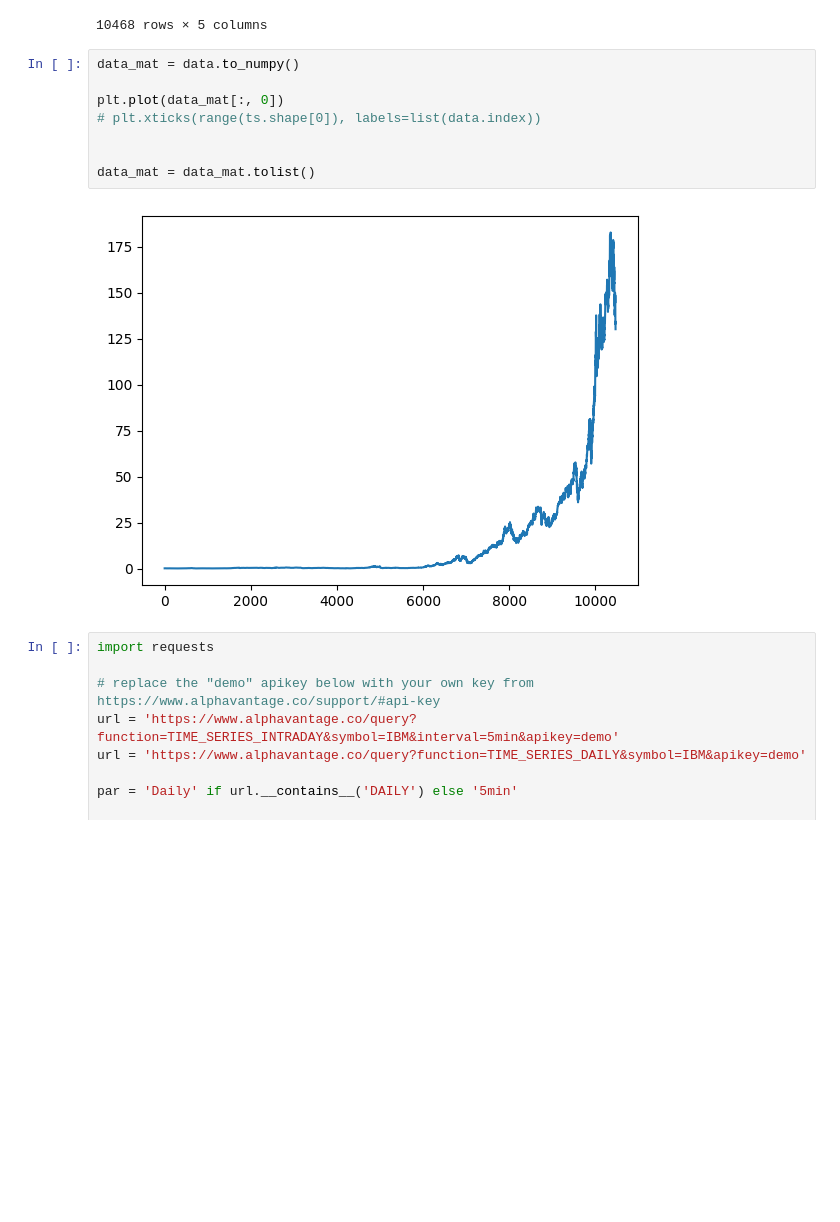
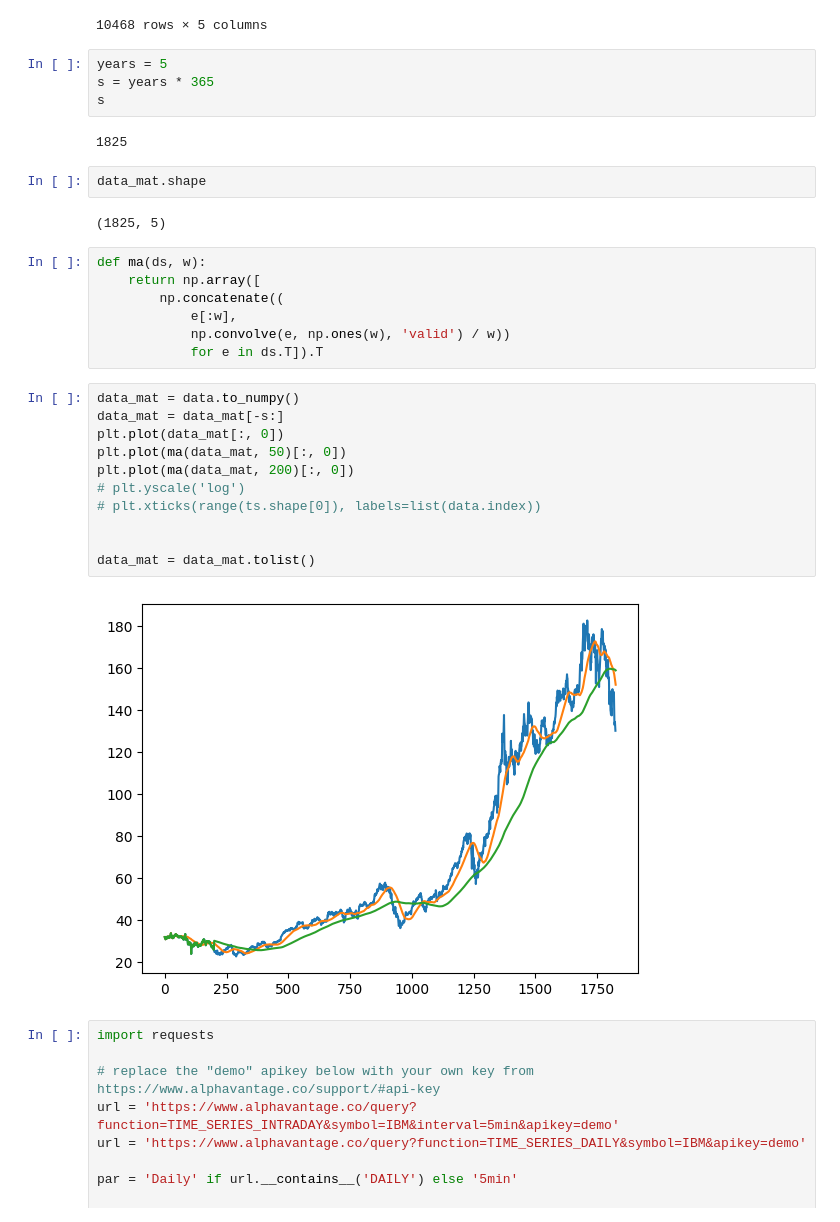
Before and after one commit to saleemkheralden/Stonks, a Jupyter notebook: research.ipynb, the cells around one changed output. Saved outputs shown, nothing was run; the diff lists cells and outputs as text; blank space fills up the shorter version.

```diff
--- a/research.ipynb
+++ b/research.ipynb
@@ -34,16 +34,36 @@ data
 | 2022-06-16 | 132.080002 | 132.389999 | 129.039993 | 130.059998 | 130.059998 |
 | 2022-06-17 | 130.070007 | 133.080002 | 129.809998 | 131.559998 | 131.559998 |
 10468 rows × 5 columns
+# %%
+years = 5
+s = years * 365
+s
+# %% [output]
+1825
+# %%
+data_mat.shape
+# %% [output]
+(1825, 5)
+# %%
+def ma(ds, w):
+	return np.array([
+		np.concatenate((
+			e[:w],
+			np.convolve(e, np.ones(w), 'valid') / w))
+			for e in ds.T]).T
 # %%
 data_mat = data.to_numpy()
-
+data_mat = data_mat[-s:]
 plt.plot(data_mat[:, 0])
+plt.plot(ma(data_mat, 50)[:, 0])
+plt.plot(ma(data_mat, 200)[:, 0])
+# plt.yscale('log')
 # plt.xticks(range(ts.shape[0]), labels=list(data.index))
 
 
 data_mat = data_mat.tolist()
 # %% [output]
-[figure, old version]
+[figure, new version]
 # %%
 import requests
 
```
Also changed, not shown: parts of 12 cells of this notebook, 1 other file.
